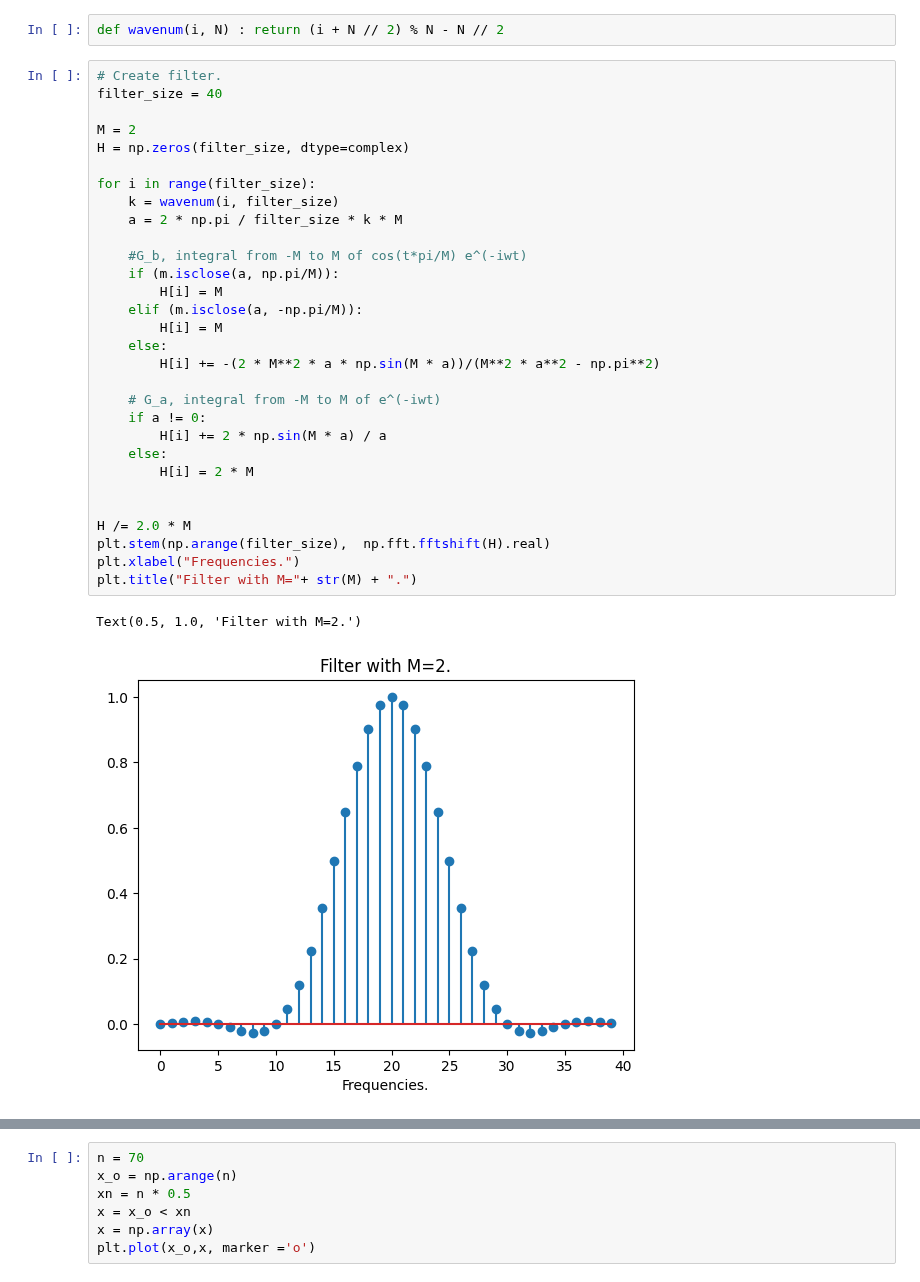
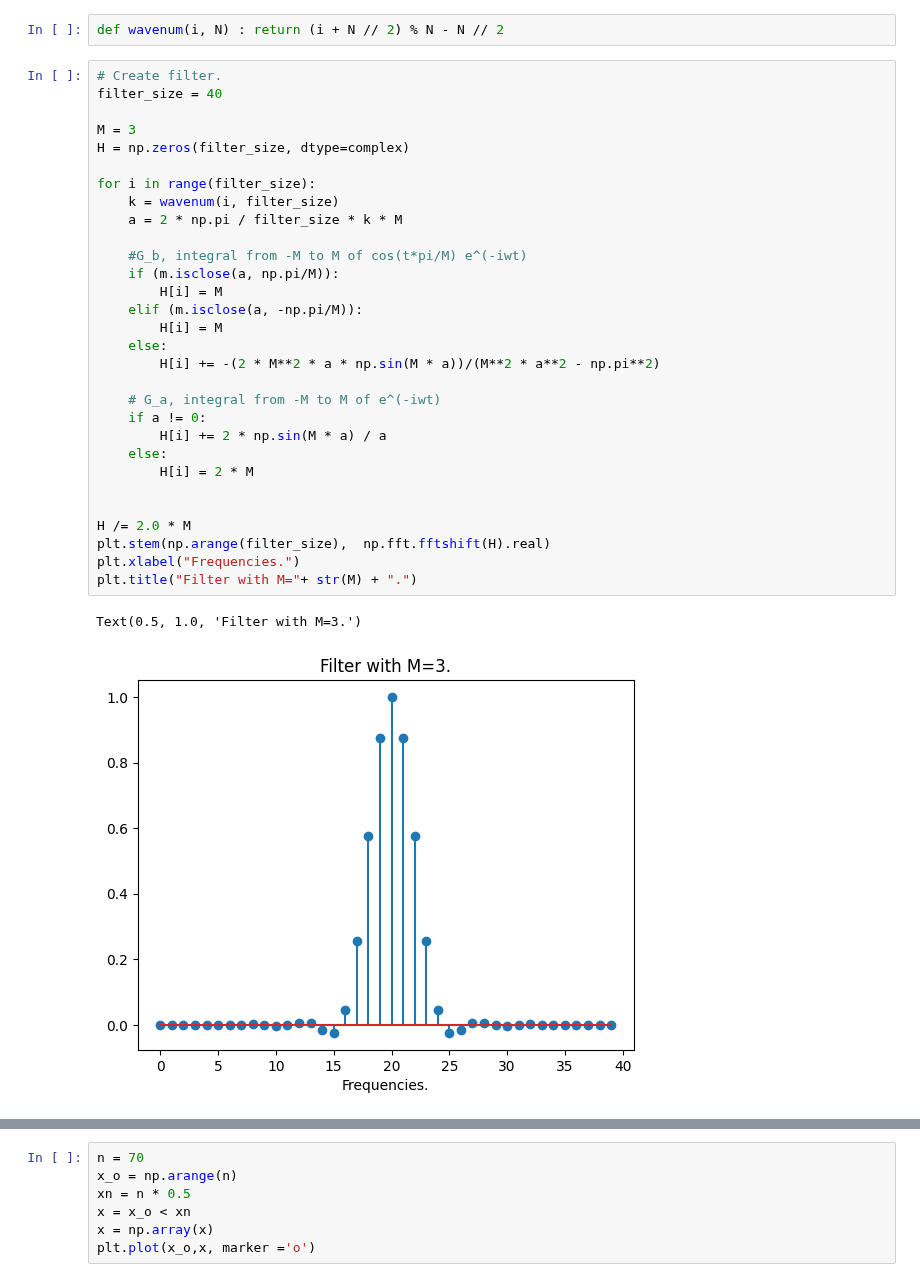
Before and after one commit to DylanReidRamelli/Bachelor-Project-2023, a Jupyter notebook: notebook/filter.ipynb, the cells around one changed output, grey strips where cells are left out. Saved outputs shown, nothing was run; the diff lists cells and outputs as text.

```diff
--- a/notebook/filter.ipynb
+++ b/notebook/filter.ipynb
@@ -8,36 +8,36 @@ def wavenum(i, N) : return (i + N // 2) % N - N // 2
 # %%
 # Create filter.
 filter_size = 40
 
-M = 2
+M = 3
 H = np.zeros(filter_size, dtype=complex)
 
 for i in range(filter_size):
     k = wavenum(i, filter_size)
     a = 2 * np.pi / filter_size * k * M
 
     #G_b, integral from -M to M of cos(t*pi/M) e^(-iwt)
     if (m.isclose(a, np.pi/M)):
         H[i] = M
     elif (m.isclose(a, -np.pi/M)):
         H[i] = M
     else:
         H[i] += -(2 * M**2 * a * np.sin(M * a))/(M**2 * a**2 - np.pi**2)
 
     # G_a, integral from -M to M of e^(-iwt)
     if a != 0:
         H[i] += 2 * np.sin(M * a) / a
     else:
         H[i] = 2 * M
 
 
 H /= 2.0 * M
 plt.stem(np.arange(filter_size),  np.fft.fftshift(H).real)
 plt.xlabel("Frequencies.")
 plt.title("Filter with M="+ str(M) + ".")
 # %% [output]
-Text(0.5, 1.0, 'Filter with M=2.')
+Text(0.5, 1.0, 'Filter with M=3.')
-[figure, old version]
+[figure, new version]
 # %%
 # Inverse Fourier Transform of the filter, fftshifted. TIME DOMAIN
 h = np.fft.ifft(H)
```
Also changed, not shown: parts of 6 cells of this notebook, 3 other files.
